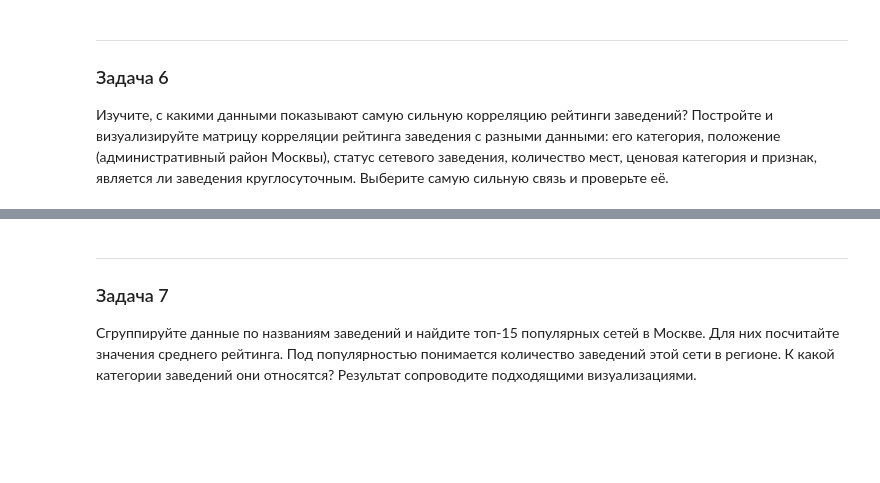
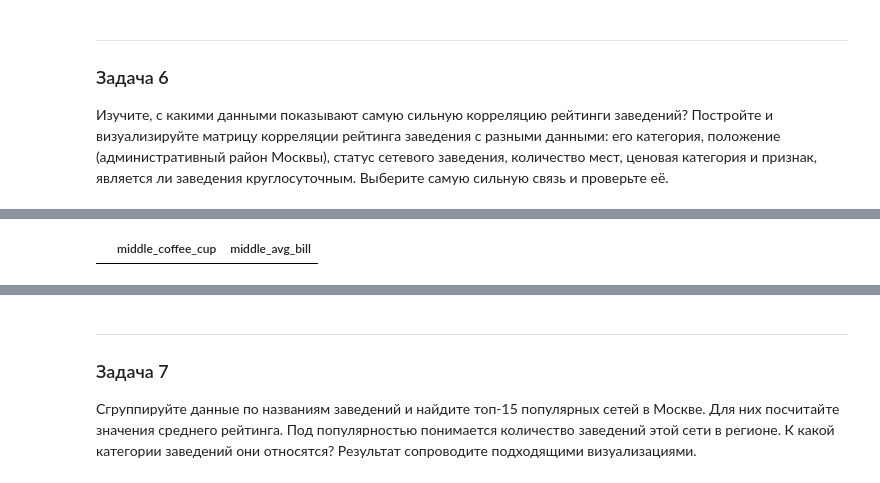
Before and after one commit to blbl-blbl/yandex_practicum_Data_Science_Course, a Jupyter notebook: Module_2_Python_Preprocessing/2. food sector analysis/food_sector_analysis.ipynb, the cells around one changed output, grey strips where cells are left out. Drawn from its saved outputs; the diff is of its cells as text; code cells hidden in the pictures; blank space fills up the shorter version.

```diff
--- a/Module_2_Python_Preprocessing/2. food sector analysis/food_sector_analysis.ipynb
+++ b/Module_2_Python_Preprocessing/2. food sector analysis/food_sector_analysis.ipynb
@@ -570,0 +546,7 @@ interval columns not set, guessing: ['rating', 'chain', 'seats', 'middle_avg_bil
+# %%
+# Проверяем почему не считается корреляция между middle_coffee_cup и middle_avg_bill
+check_df = df[['middle_coffee_cup', 'middle_avg_bill']]
+
+check_df[(~check_df['middle_coffee_cup'].isna()) & (~check_df['middle_avg_bill'].isna())]
+# %% [output]
+|  | middle_coffee_cup | middle_avg_bill |
```
Also changed, not shown: parts of 22 cells of this notebook.
